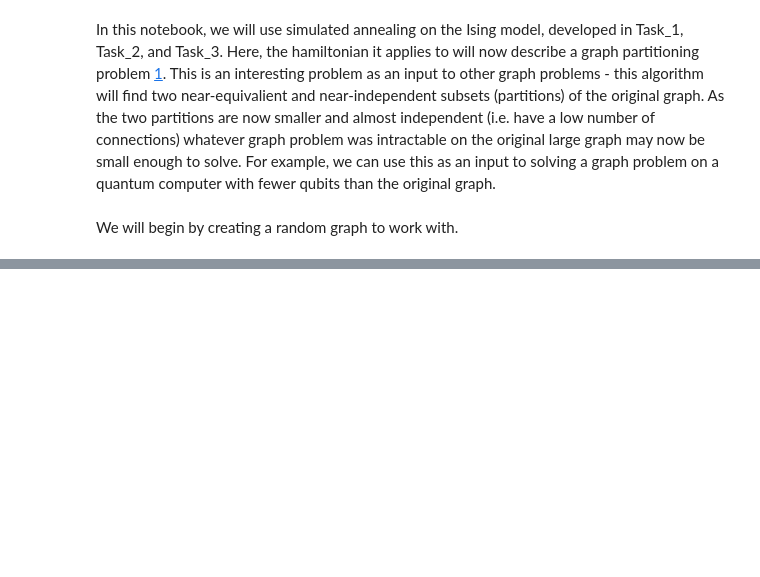
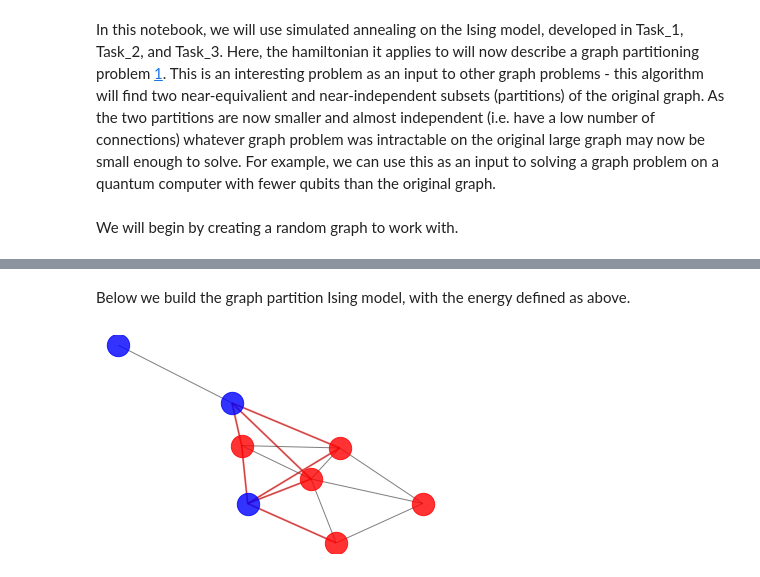
Before and after one commit to MelkoCollective/CDL_2020, a Jupyter notebook: Project_4_Ising_Annealer/Challenge_4_Ising_Graph_Partition.ipynb, the cells around one changed output, grey strips where cells are left out. Cells and saved outputs as stored; diff of their text form; code cells hidden in the pictures; blank space fills up the shorter version.

```diff
--- a/Project_4_Ising_Annealer/Challenge_4_Ising_Graph_Partition.ipynb
+++ b/Project_4_Ising_Annealer/Challenge_4_Ising_Graph_Partition.ipynb
@@ -22,0 +35,2 @@ nx.draw(graph)
+# %% [markdown]
+Below we build the graph partition Ising model, with the energy defined as above.
@@ -22,0 +92,37 @@ nx.draw(graph)
+# %%
+# and we need a function to display the final, partitioned graph
+def draw_partition(graph_ising: GraphPartitionIsingModel):
+    G = graph_ising.graph
+    pos = nx.spring_layout(G)
+    a_nodes = np.array(G.nodes)[np.where(graph_ising.spins == -1)]
+    b_nodes = np.array(G.nodes)[np.where(graph_ising.spins == 1)]
+    connecting_edges = []
+    for edge in G.edges:
+        diff_a = (edge[0] in a_nodes and edge[1] in b_nodes)
+        diff_b = (edge[0] in b_nodes and edge[1] in a_nodes)
+        if diff_a or diff_b:
+            connecting_edges.append(edge)
+
+    nx.draw_networkx_nodes(G,pos,
+                       nodelist=a_nodes,
+                       node_color='r',
+                       node_size=500,
+                       alpha=0.8)
+    nx.draw_networkx_nodes(G,pos,
+                           nodelist=b_nodes,
+                           node_color='b',
+                           node_size=500,
+                           alpha=0.8)
+
+    # edges
+    nx.draw_networkx_edges(G,pos,width=1.0,alpha=0.5)
+    nx.draw_networkx_edges(G,pos,
+                           edgelist=connecting_edges,
+                           width=2,alpha=0.5,edge_color='r')
+    plt.axis('off')
+    plt.show()
+
+ising = GraphPartitionIsingModel(graph, 0.5, 0.5)
+draw_partition(ising)
+# %% [output]
+[figure, added]
```
Also changed, not shown: parts of 7 cells of this notebook.
